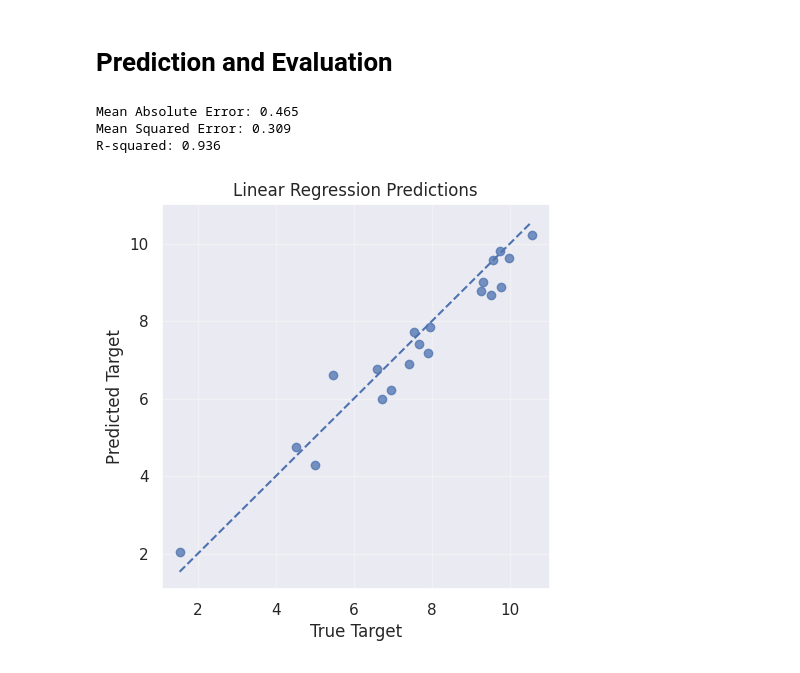
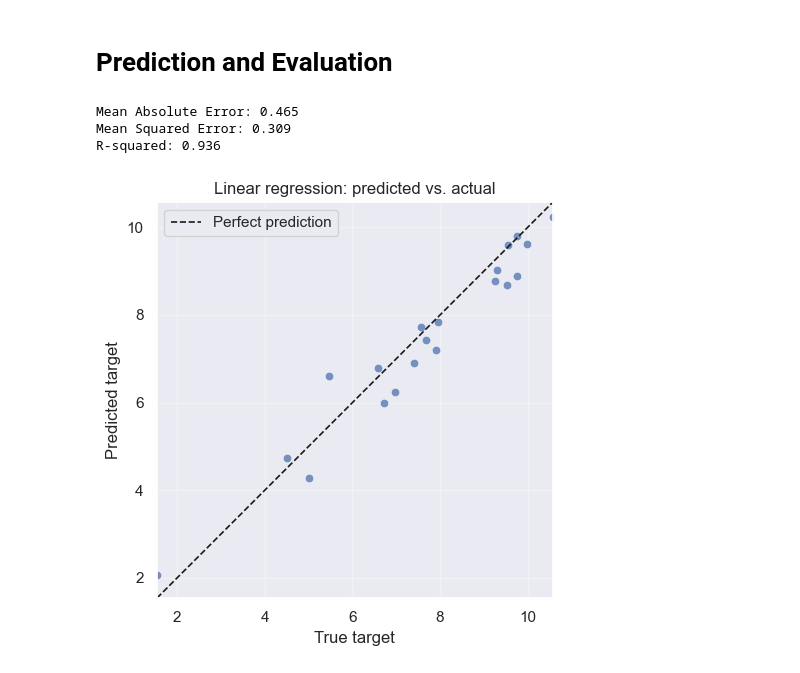
Before and after one commit to ccarr-x/CMOR-438-SP-2026, a Jupyter notebook: examples/Supervised_Learning/Linear_Regression.ipynb, the cells around one changed output. Cells and saved outputs as stored; diff of their text form; code cells hidden in the pictures.

```diff
--- a/examples/Supervised_Learning/Linear_Regression.ipynb
+++ b/examples/Supervised_Learning/Linear_Regression.ipynb
@@ -79,29 +86,37 @@ Standardization applied using training data only statistics.
 # %%
 processor = PostProcessor()
 
 # Instantiate and train the linear regression model
 model = LinearRegression(eta=0.05, epochs=1000, random_state=7)
 model.fit(X_train_scaled, y_train)
 
 # Make predictions on the test set
 y_pred = model.predict(X_test_scaled)
 
 # Evaluate the model using regression metrics
 metrics = processor.regression_metrics(y_test, y_pred, n_features=X_train_scaled.shape[1])
 print(f"Mean Absolute Error: {metrics['mae']:.3f}")
 print(f"Mean Squared Error: {metrics['mse']:.3f}")
 print(f"R-squared: {metrics['r2']:.3f}")
 
-plt.figure(figsize=(5, 5))
-plt.scatter(y_test, y_pred, alpha=0.75)
-plt.plot([y_test.min(), y_test.max()], [y_test.min(), y_test.max()], linestyle="--")
-plt.xlabel("True Target")
-plt.ylabel("Predicted Target")
-plt.title("Linear Regression Predictions")
-plt.grid(True, alpha=0.3)
+# Predicted vs. actual: points should cluster near the diagonal when the fit is good.
+fig, ax = plt.subplots(figsize=(5, 5))
+ax.scatter(y_test, y_pred, alpha=0.75, edgecolors="white", linewidths=0.4)
+lo = float(min(np.min(y_test), np.min(y_pred)))
+hi = float(max(np.max(y_test), np.max(y_pred)))
+ax.plot([lo, hi], [lo, hi], "k--", lw=1.2, label="Perfect prediction")
+ax.set_xlim(lo, hi)
+ax.set_ylim(lo, hi)
+ax.set_aspect("equal", adjustable="box")
+ax.set_xlabel("True target")
+ax.set_ylabel("Predicted target")
+ax.set_title("Linear regression: predicted vs. actual")
+ax.grid(True, alpha=0.3)
+ax.legend(loc="upper left")
+plt.tight_layout()
 plt.show()
 # %% [output]
 Mean Absolute Error: 0.465
 Mean Squared Error: 0.309
 R-squared: 0.936
-[figure, old version]
+[figure, new version]
```
Also changed, not shown: parts of 3 cells of this notebook, 32 other files.
